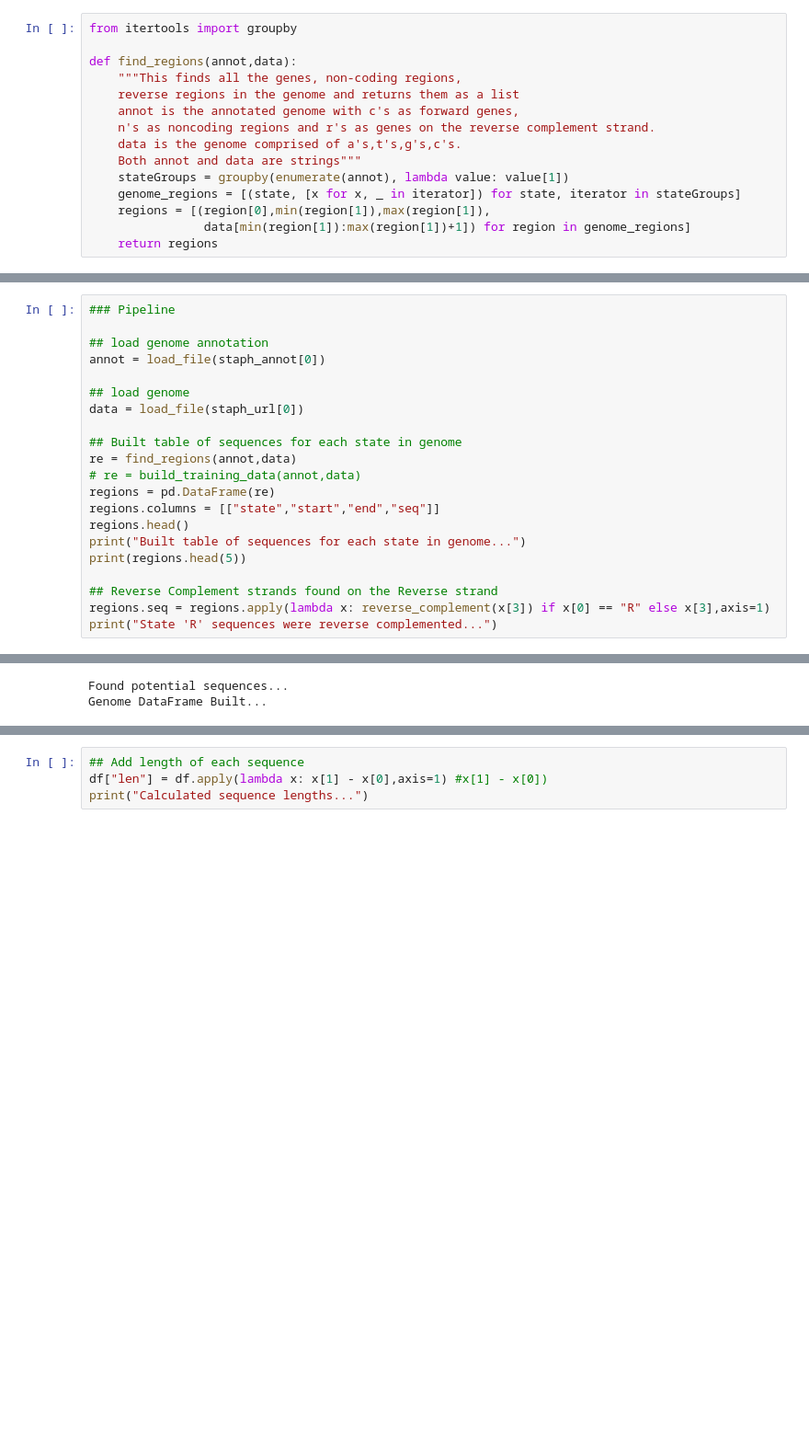
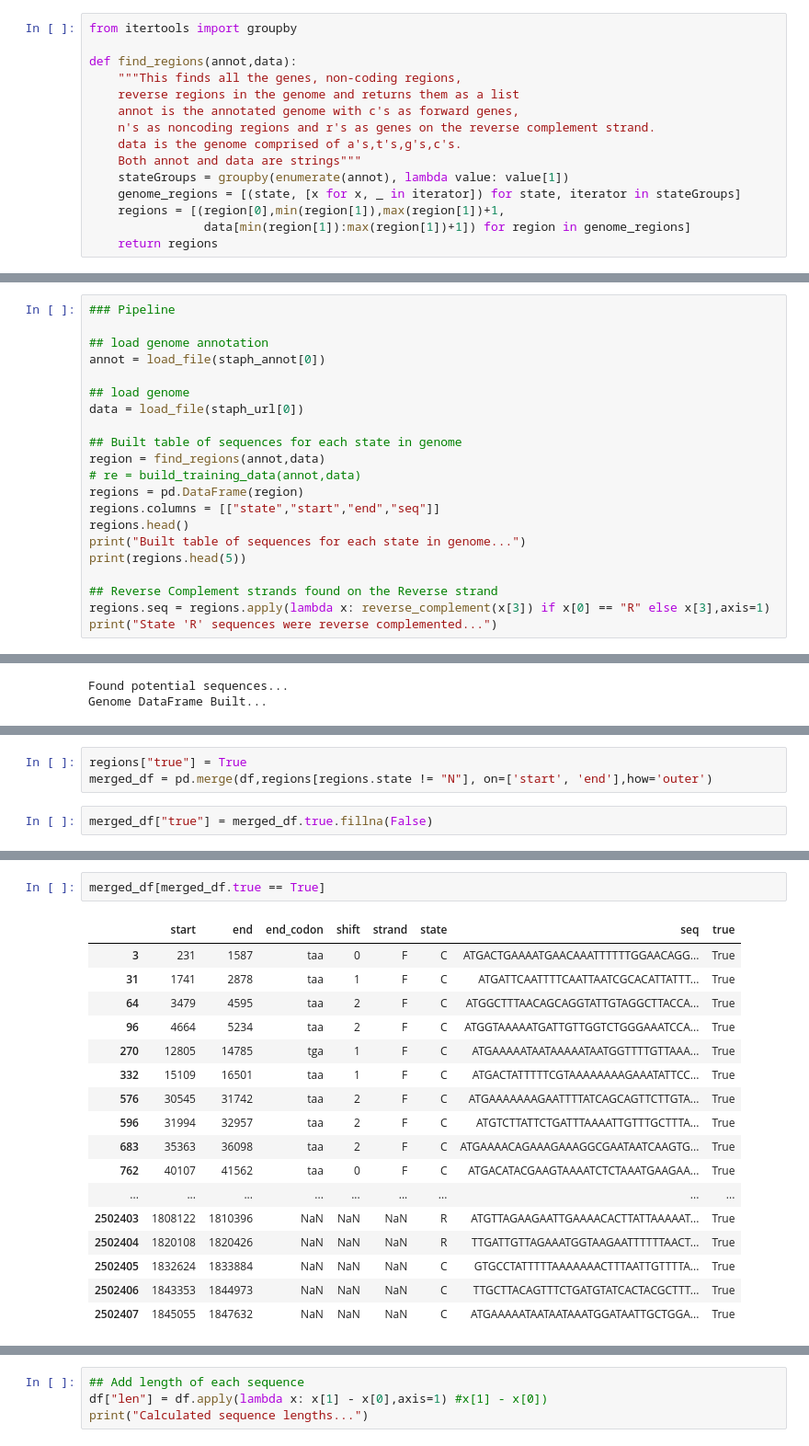
Before and after one commit to ingrid88/Bioinformatics-Kojak, a Jupyter notebook: StaphGenetics_ORFs-Copy1.ipynb, the cells around one changed output, grey strips where cells are left out. Shown at 92% size. Saved outputs shown, nothing was run; the diff lists cells and outputs as text; blank space fills up the shorter version.

```diff
--- a/StaphGenetics_ORFs-Copy1.ipynb
+++ b/StaphGenetics_ORFs-Copy1.ipynb
@@ -228,7 +277,7 @@ def find_regions(annot,data):
     Both annot and data are strings"""
     stateGroups = groupby(enumerate(annot), lambda value: value[1])
     genome_regions = [(state, [x for x, _ in iterator]) for state, iterator in stateGroups]
-    regions = [(region[0],min(region[1]),max(region[1]),
+    regions = [(region[0],min(region[1]),max(region[1])+1,
                 data[min(region[1]):max(region[1])+1]) for region in genome_regions]
     return regions
 # %%
@@ -321,9 +362,9 @@ annot = load_file(staph_annot[0])
 data = load_file(staph_url[0])
 
 ## Built table of sequences for each state in genome
-re = find_regions(annot,data)
+region = find_regions(annot,data)
 # re = build_training_data(annot,data)
-regions = pd.DataFrame(re)
+regions = pd.DataFrame(region)
 regions.columns = [["state","start","end","seq"]]
 regions.head()
 print("Built table of sequences for each state in genome...")
@@ -359,0 +692,5 @@ R_regions =
+# %%
+regions["true"] = True
+merged_df = pd.merge(df,regions[regions.state != "N"], on=['start', 'end'],how='outer')
+# %%
+merged_df["true"] = merged_df.true.fillna(False)
@@ -359,0 +726,20 @@ R_regions =
+# %%
+merged_df[merged_df.true == True]
+# %% [output]
+|  | start | end | end_codon | shift | strand | state | seq | true |
+| 3 | 231 | 1587 | taa | 0 | F | C | ATGACTGAAAATGAACAAATTTTTTGGAACAGG... | True |
+| 31 | 1741 | 2878 | taa | 1 | F | C | ATGATTCAATTTTCAATTAATCGCACATTATTT... | True |
+| 64 | 3479 | 4595 | taa | 2 | F | C | ATGGCTTTAACAGCAGGTATTGTAGGCTTACCA... | True |
+| 96 | 4664 | 5234 | taa | 2 | F | C | ATGGTAAAAATGATTGTTGGTCTGGGAAATCCA... | True |
+| 270 | 12805 | 14785 | tga | 1 | F | C | ATGAAAAATAATAAAAATAATGGTTTTGTTAAA... | True |
+| 332 | 15109 | 16501 | taa | 1 | F | C | ATGACTATTTTTCGTAAAAAAAAGAAATATTCC... | True |
+| 576 | 30545 | 31742 | taa | 2 | F | C | ATGAAAAAAAGAATTTTATCAGCAGTTCTTGTA... | True |
+| 596 | 31994 | 32957 | taa | 2 | F | C | ATGTCTTATTCTGATTTAAAATTGTTTGCTTTA... | True |
+| 683 | 35363 | 36098 | taa | 2 | F | C | ATGAAAACAGAAAGAAAGGCGAATAATCAAGTG... | True |
+| 762 | 40107 | 41562 | taa | 0 | F | C | ATGACATACGAAGTAAAATCTCTAAATGAAGAA... | True |
+| ... | ... | ... | ... | ... | ... | ... | ... | ... |
+| 2502403 | 1808122 | 1810396 | NaN | NaN | NaN | R | ATGTTAGAAGAATTGAAAACACTTATTAAAAAT... | True |
+| 2502404 | 1820108 | 1820426 | NaN | NaN | NaN | R | TTGATTGTTAGAAATGGTAAGAATTTTTTAACT... | True |
+| 2502405 | 1832624 | 1833884 | NaN | NaN | NaN | C | GTGCCTATTTTTAAAAAAACTTTAATTGTTTTA... | True |
+| 2502406 | 1843353 | 1844973 | NaN | NaN | NaN | C | TTGCTTACAGTTTCTGATGTATCACTACGCTTT... | True |
+| 2502407 | 1845055 | 1847632 | NaN | NaN | NaN | C | ATGAAAAATAATAATAAATGGATAATTGCTGGA... | True |
```
Also changed, not shown: parts of 51 cells of this notebook, 8 other files.
